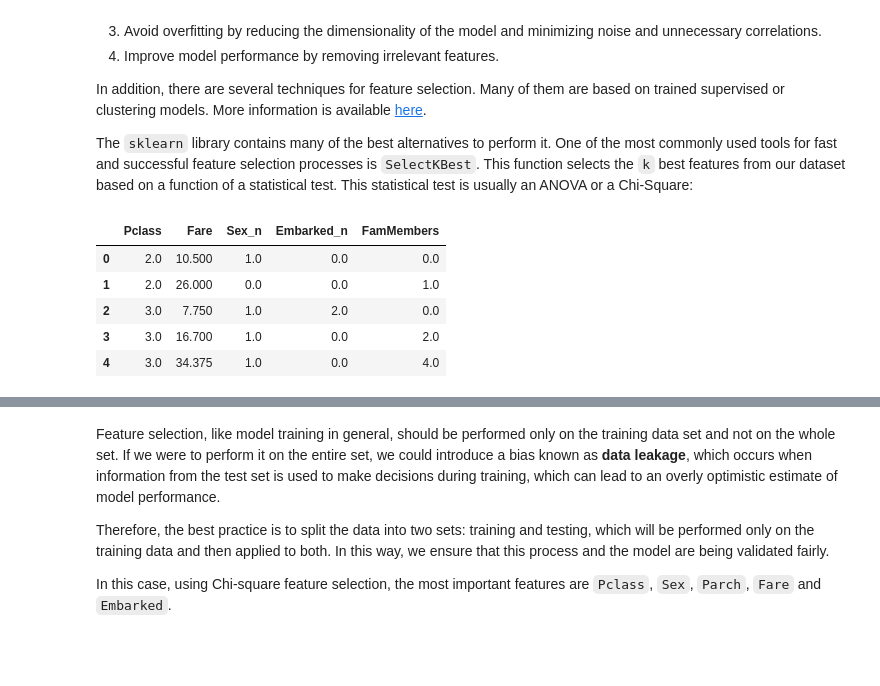
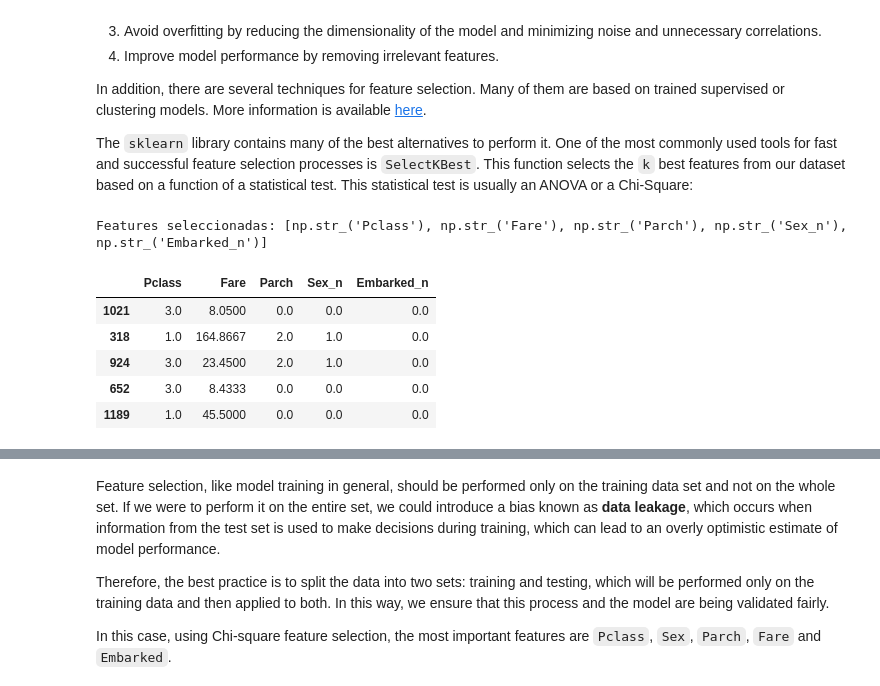
Before and after one commit to 4GeeksAcademy/machine-learning-content, a Jupyter notebook: 05-data/exploratory-data-analysis.ipynb, the cells around one changed output, grey strips where cells are left out. Saved outputs shown, nothing was run; the diff lists cells and outputs as text; code cells hidden in the pictures; blank space fills up the shorter version.

```diff
--- a/05-data/exploratory-data-analysis.ipynb
+++ b/05-data/exploratory-data-analysis.ipynb
@@ -590,9 +601,9 @@ To deal with them, there are many techniques, and you can find more information
 
 For cases with missing data observed in the `Age`, `Embarked` and `Fare` variables, we will use numerical imputation through the `fillna()` function. In this case, we are going to use some of the different options that can be chosen to fill in values:
 # %%
-total_data["Age"].fillna(total_data["Age"].median(), inplace = True)
-total_data["Embarked"].fillna(total_data["Embarked"].mode()[0], inplace = True)
-total_data["Fare"].fillna(total_data["Fare"].mean(), inplace = True)
+total_data["Age"] = total_data["Age"].fillna(total_data["Age"].median())
+total_data["Embarked"] = total_data["Embarked"].fillna(total_data["Embarked"].mode()[0])
+total_data["Fare"] = total_data["Fare"].fillna(total_data["Fare"].mean())
 
 total_data.isnull().sum()
 # %% [output]
@@ -723,23 +763,58 @@ In addition, there are several techniques for feature selection. Many of them ar
 
 The `sklearn` library contains many of the best alternatives to perform it. One of the most commonly used tools for fast and successful feature selection processes is `SelectKBest`. This function selects the `k` best features from our dataset based on a function of a statistical test. This statistical test is usually an ANOVA or a Chi-Square:
 # %%
-from sklearn.feature_selection import f_classif, SelectKBest
+import numpy as np
+import pandas as pd
+from sklearn.model_selection import train_test_split
+from sklearn.pipeline import Pipeline
+from sklearn.impute import SimpleImputer
+from sklearn.feature_selection import SelectKBest, f_classif
 
-# With a value of k = 5 we implicitly mean that we want to remove 2 features from the dataset
-selection_model = SelectKBest(f_classif, k = 5)
-selection_model.fit(X_train_scal, y_train)
-ix = selection_model.get_support()
-X_train_sel = pd.DataFrame(selection_model.transform(X_train), columns = X_train.columns.values[ix])
-X_test_sel = pd.DataFrame(selection_model.transform(X_test), columns = X_test.columns.values[ix])
 
+if "Sex_n" not in total_data.columns:
+    total_data["Sex_n"] = total_data["Sex"].map({"male": 0, "female": 1})
+if "Embarked_n" not in total_data.columns:
+    total_data["Embarked_n"] = total_data["Embarked"].map({"S": 0, "C": 1, "Q": 2})
+if "FamMembers" not in total_data.columns:
+    total_data["FamMembers"] = total_data["SibSp"] + total_data["Parch"]
+
+num_variables = ["Pclass", "Age", "Fare", "SibSp", "Parch", "Sex_n", "Embarked_n", "FamMembers"]
+X = total_data[num_variables].apply(pd.to_numeric, errors="coerce")
+y = total_data["Survived"]
+
+
+X_train, X_test, y_train, y_test = train_test_split(
+    X, y, test_size=0.20, random_state=42, stratify=y
+)
+
+
+pipe = Pipeline(steps=[
+    ("imputer", SimpleImputer(strategy="median")),
+    ("selector", SelectKBest(score_func=f_classif, k=5))
+])
+
+
+X_train_sel = pipe.fit_transform(X_train, y_train)
+mask = pipe.named_steps["selector"].get_support()
+selected_cols = np.array(num_variables)[mask]
+
+
+X_test_sel = pipe.transform(X_test)
+
+
+X_train_sel = pd.DataFrame(X_train_sel, index=X_train.index, columns=selected_cols)
+X_test_sel  = pd.DataFrame(X_test_sel,  index=X_test.index,  columns=selected_cols)
+
+print("Features seleccionadas:", list(selected_cols))
 X_train_sel.head()
 # %% [output]
+Features seleccionadas: [np.str_('Pclass'), np.str_('Fare'), np.str_('Parch'), np.str_('Sex_n'), np.str_('Embarked_n')]
-|  | Pclass | Fare | Sex_n | Embarked_n | FamMembers |
-| 0 | 2.0 | 10.500 | 1.0 | 0.0 | 0.0 |
-| 1 | 2.0 | 26.000 | 0.0 | 0.0 | 1.0 |
-| 2 | 3.0 | 7.750 | 1.0 | 2.0 | 0.0 |
-| 3 | 3.0 | 16.700 | 1.0 | 0.0 | 2.0 |
-| 4 | 3.0 | 34.375 | 1.0 | 0.0 | 4.0 |
+|  | Pclass | Fare | Parch | Sex_n | Embarked_n |
+| 1021 | 3.0 | 8.0500 | 0.0 | 0.0 | 0.0 |
+| 318 | 1.0 | 164.8667 | 2.0 | 1.0 | 0.0 |
+| 924 | 3.0 | 23.4500 | 2.0 | 1.0 | 0.0 |
+| 652 | 3.0 | 8.4333 | 0.0 | 0.0 | 0.0 |
+| 1189 | 1.0 | 45.5000 | 0.0 | 0.0 | 0.0 |
 # %%
 X_test_sel.head()
 # %% [output]
```
Also changed, not shown: parts of 14 cells of this notebook, 1 other file.
